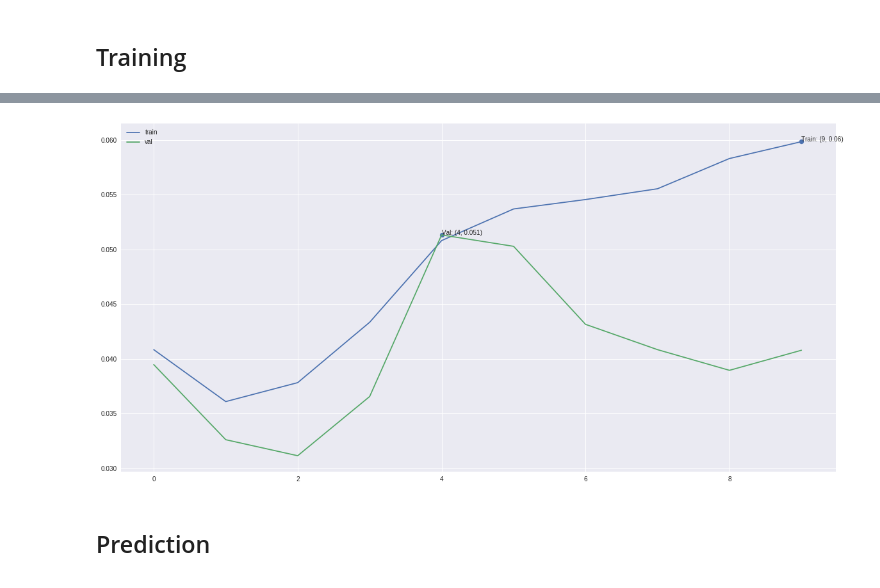
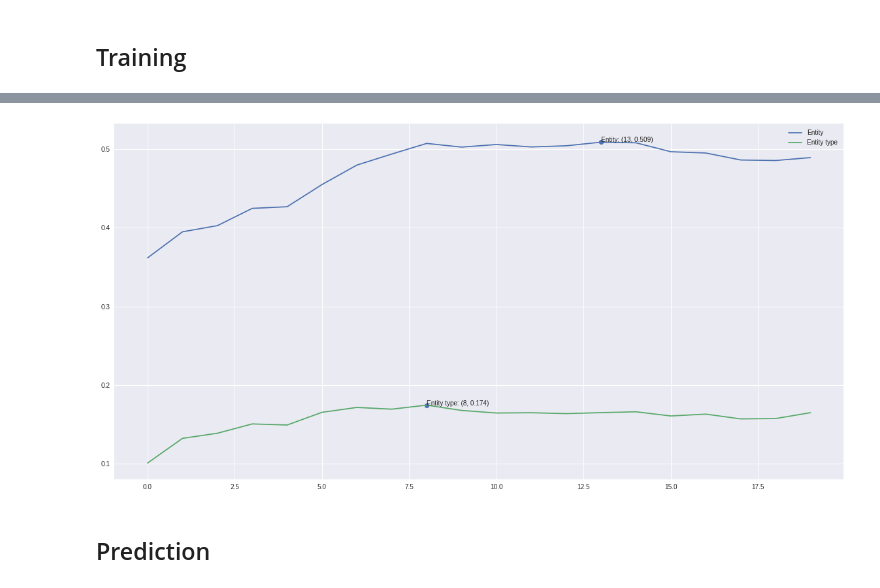
Before and after one commit to kohjingyu/hidden-markov-model, a Jupyter notebook: Part5.ipynb, the cells around one changed output, grey strips where cells are left out. Cells and saved outputs as stored; diff of their text form; code cells hidden in the pictures.

```diff
--- a/Part5.ipynb
+++ b/Part5.ipynb
@@ -296,10 +391,11 @@ array([[9.12825194e-04],
 label_weights = OrderedDict()
 for k in states:
     if k == 'O':
-        label_weights[k] = 0
+        label_weights[k] = 1
     elif k.startswith('B'):
-        label_weights[k] = 0.5
+        label_weights[k] = 1
+    elif k.startswith('I'):
+        label_weights[k] = 1
     else:
         label_weights[k] = 1
 label_weights = np.asarray(list(label_weights.values())).reshape(-1, 1)
-label_weights
@@ -421,12 +465,0 @@ train_accuracy(), val_accuracy()
-# %%
-%%script false
-# overfitting test
-x, y = inputs[0], labels[0]
-
-losses = []
-for i in trange(n_epochs):
-    loss, grad = backward(*model, x=x, y=y)
-
-    losses.append(loss)
-    for error, weight in zip(grad, model):
-        weight -= lr * error
@@ -433,10 +483,12 @@ for i in trange(n_epochs):
 # %%
 checkpoints = []  # save model weights after every epoch
+training_indices = []  # track each sentence for loss checking
 losses  = []
-train_acc, val_acc = [], []
+scores = []
 for i in trange(n_epochs):
     indices = list(range(len(X_train)))
     shuffle(indices)
+    training_indices.extend(indices)  # since they are shuffled, remember them
     for j in tqdm(indices, leave=False):
         x, y = X_train[j], y_train[j]
         loss, grad = backward(*model, x=x, y=y)
@@ -444,8 +496,8 @@ for i in trange(n_epochs):
         losses.append(loss)
         for error, weight in zip(grad, model):
             weight -= lr * error
-    train_acc.append(train_accuracy())
-    val_acc.append(val_accuracy())
+
+    scores.append(get_scores(*model, X=X_val))
     checkpoints.append(tuple(weights.copy() for weights in model))
 # %% [output]
 [interactive output not drawn]
@@ -475,18 +528,22 @@ for i in range(4):
 # %%
+f_entity = [tup[0][-1] for tup in scores]
+f_type = [tup[1][-1] for tup in scores]
+
+x = [np.argmax(f_entity), np.argmax(f_type)]
+y = [np.max(f_entity), np.max(f_type)]
+
+
 plt.figure(figsize=(20, 10))
+plt.plot(np.arange(n_epochs), f_entity, label='Entity')
+plt.plot(np.arange(n_epochs), f_type, label='Entity type')
 
-plt.plot(np.arange(n_epochs), train_acc, label='train')
-plt.plot(np.arange(n_epochs), val_acc, label='val')
-
-x = [np.argmax(train_acc), np.argmax(val_acc)]
-y = [np.max(train_acc), np.max(val_acc)]
 plt.scatter(x, y)
-plt.annotate(f'Train: ({x[0]}, {np.round(y[0], 3)})', (x[0], y[0]))
-plt.annotate(f'Val: ({x[1]}, {np.round(y[1], 3)})', (x[1], y[1]))
+plt.annotate(f'Entity: ({x[0]}, {np.round(y[0], 3)})', (x[0], y[0]))
+plt.annotate(f'Entity type: ({x[1]}, {np.round(y[1], 3)})', (x[1], y[1]))
 
 plt.legend();
 # %% [output]
-[figure, old version]
+[figure, new version]
 # %% [markdown]
 ## Prediction
 # %%
```
Also changed, not shown: parts of 29 cells of this notebook, 2 other files.
